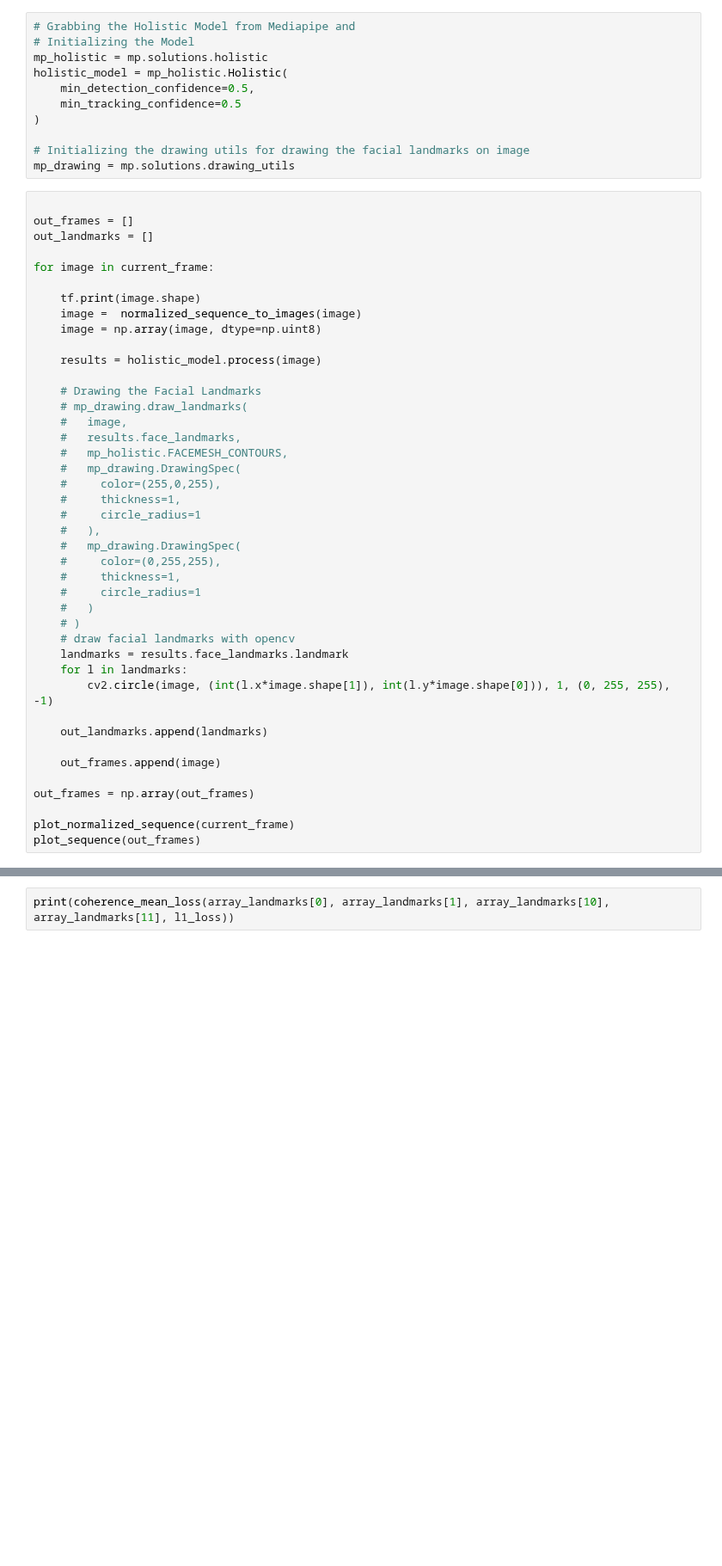
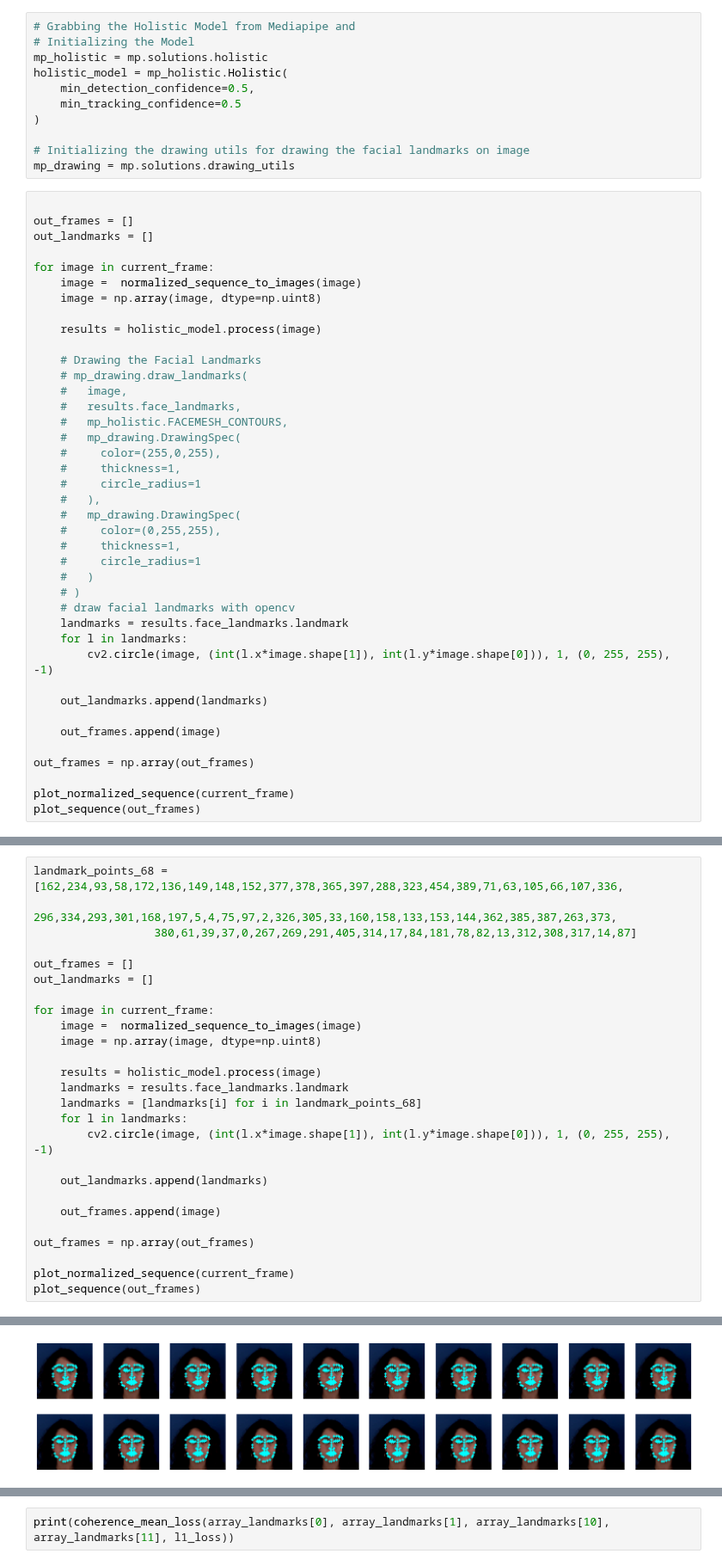
Before and after one commit to lapidarioz/temporal-coherence, a Jupyter notebook: landmarks_mediapipe.ipynb, the cells around one changed output, grey strips where cells are left out. Shown at 86% size. Cells and saved outputs as stored; diff of their text form; blank space fills up the shorter version.

Commit message:
Ploting 68 points for comparison

```diff
--- a/landmarks_mediapipe.ipynb
+++ b/landmarks_mediapipe.ipynb
@@ -251,8 +251,6 @@ out_frames = []
 out_landmarks = []
 
 for image in current_frame:
-
-    tf.print(image.shape)
     image =  normalized_sequence_to_images(image)
     image = np.array(image, dtype=np.uint8)
 
@@ -339,0 +313,27 @@ X:  0.5504076480865479 Y:  0.8283711671829224 Z:  -
+# %%
+landmark_points_68 = [162,234,93,58,172,136,149,148,152,377,378,365,397,288,323,454,389,71,63,105,66,107,336,
+                  296,334,293,301,168,197,5,4,75,97,2,326,305,33,160,158,133,153,144,362,385,387,263,373,
+                  380,61,39,37,0,267,269,291,405,314,17,84,181,78,82,13,312,308,317,14,87]
+
+out_frames = []
+out_landmarks = []
+
+for image in current_frame:
+    image =  normalized_sequence_to_images(image)
+    image = np.array(image, dtype=np.uint8)
+
+    results = holistic_model.process(image)
+    landmarks = results.face_landmarks.landmark
+    landmarks = [landmarks[i] for i in landmark_points_68]
+    for l in landmarks:
+        cv2.circle(image, (int(l.x*image.shape[1]), int(l.y*image.shape[0])), 1, (0, 255, 255), -1)
+
+    out_landmarks.append(landmarks)
+
+    out_frames.append(image)
+
+out_frames = np.array(out_frames)
+
+plot_normalized_sequence(current_frame)
+plot_sequence(out_frames)
+# %% [output]
@@ -340,3 +341,4 @@ X:  0.5504076480865479 Y:  0.8283711671829224 Z:  -
+[figure, added]
 # %%
 def landmarks_to_array(landmarks):
     x = []
```
Also changed, not shown: parts of 4 cells of this notebook.
